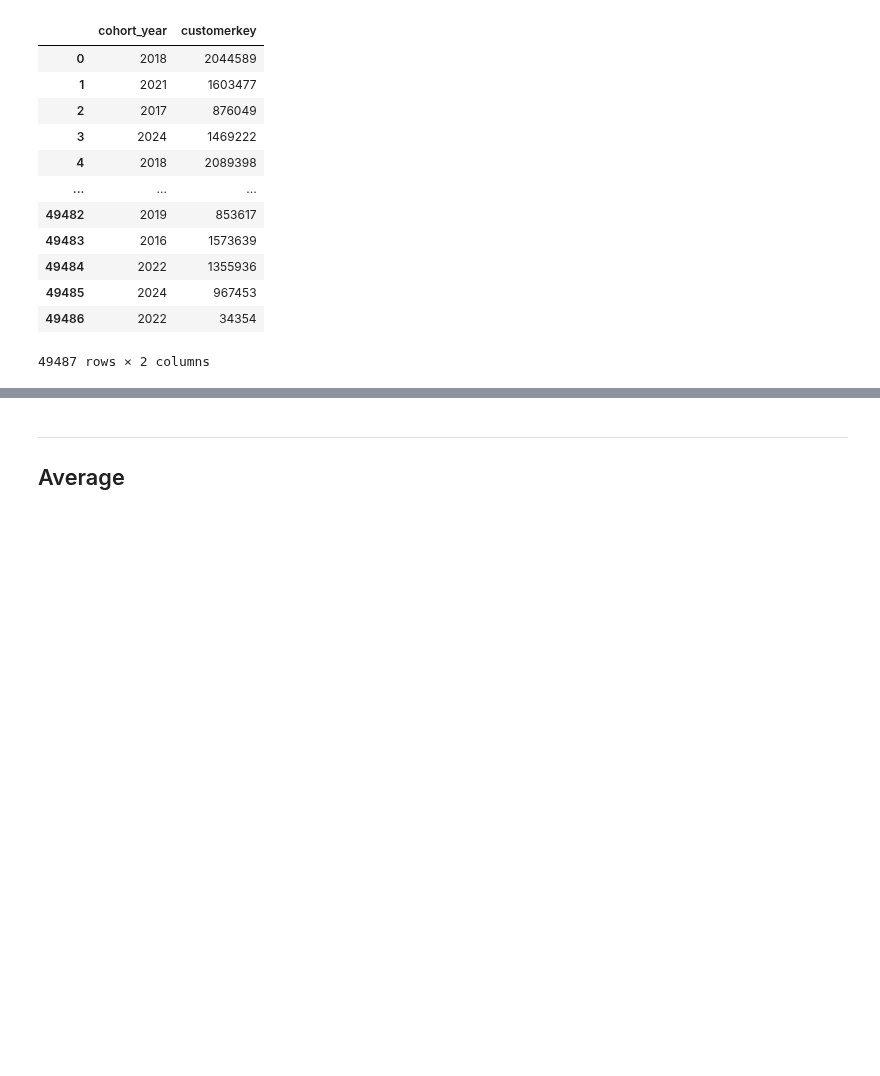
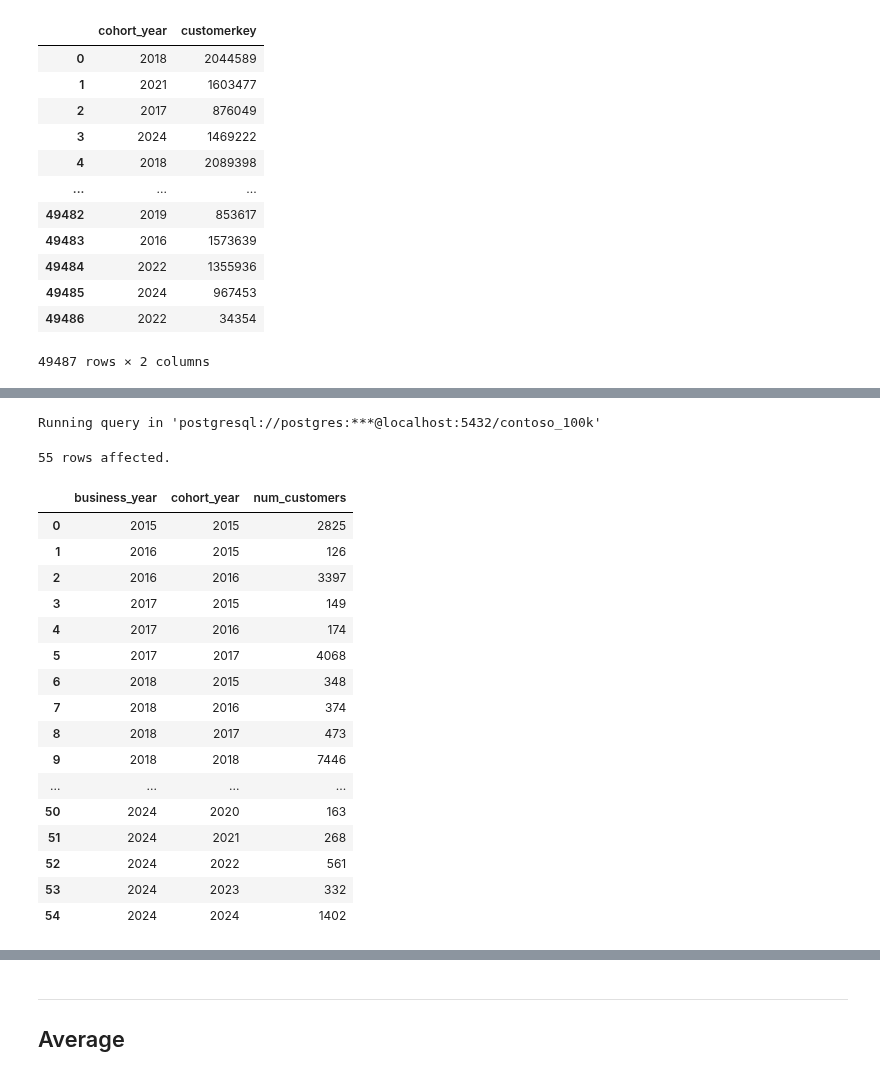
Before and after one commit to mgamzec/SQL_Data_Analytics_Project, a Jupyter notebook: 3_Windows_Functions/2_Aggregation.ipynb, the cells around one changed output, grey strips where cells are left out. Cells and saved outputs as stored; diff of their text form; code cells hidden in the pictures; blank space fills up the shorter version.

```diff
--- a/3_Windows_Functions/2_Aggregation.ipynb
+++ b/3_Windows_Functions/2_Aggregation.ipynb
@@ -383,0 +400,39 @@ Running query in 'postgresql://postgres:***@localhost:5432/contoso_100k'
+# %%
+%%sql
+
+WITH cohort_analysis AS (
+    SELECT DISTINCT
+        customerkey,
+        EXTRACT(YEAR FROM MIN(orderdate) OVER (PARTITION BY customerkey)) AS cohort_year,
+        EXTRACT(YEAR FROM orderdate) AS business_year
+    FROM sales
+)
+
+SELECT DISTINCT
+    business_year,
+    cohort_year,
+    COUNT(*) OVER (PARTITION BY business_year, cohort_year) as num_customers
+FROM cohort_analysis
+ORDER BY
+    business_year,
+    cohort_year;
+# %% [output]
+Running query in 'postgresql://postgres:***@localhost:5432/contoso_100k'
+55 rows affected.
+|  | business_year | cohort_year | num_customers |
+| 0 | 2015 | 2015 | 2825 |
+| 1 | 2016 | 2015 | 126 |
+| 2 | 2016 | 2016 | 3397 |
+| 3 | 2017 | 2015 | 149 |
+| 4 | 2017 | 2016 | 174 |
+| 5 | 2017 | 2017 | 4068 |
+| 6 | 2018 | 2015 | 348 |
+| 7 | 2018 | 2016 | 374 |
+| 8 | 2018 | 2017 | 473 |
+| 9 | 2018 | 2018 | 7446 |
+| ... | ... | ... | ... |
+| 50 | 2024 | 2020 | 163 |
+| 51 | 2024 | 2021 | 268 |
+| 52 | 2024 | 2022 | 561 |
+| 53 | 2024 | 2023 | 332 |
+| 54 | 2024 | 2024 | 1402 |
```
Also changed, not shown: parts of 13 cells of this notebook, 3 other files.
